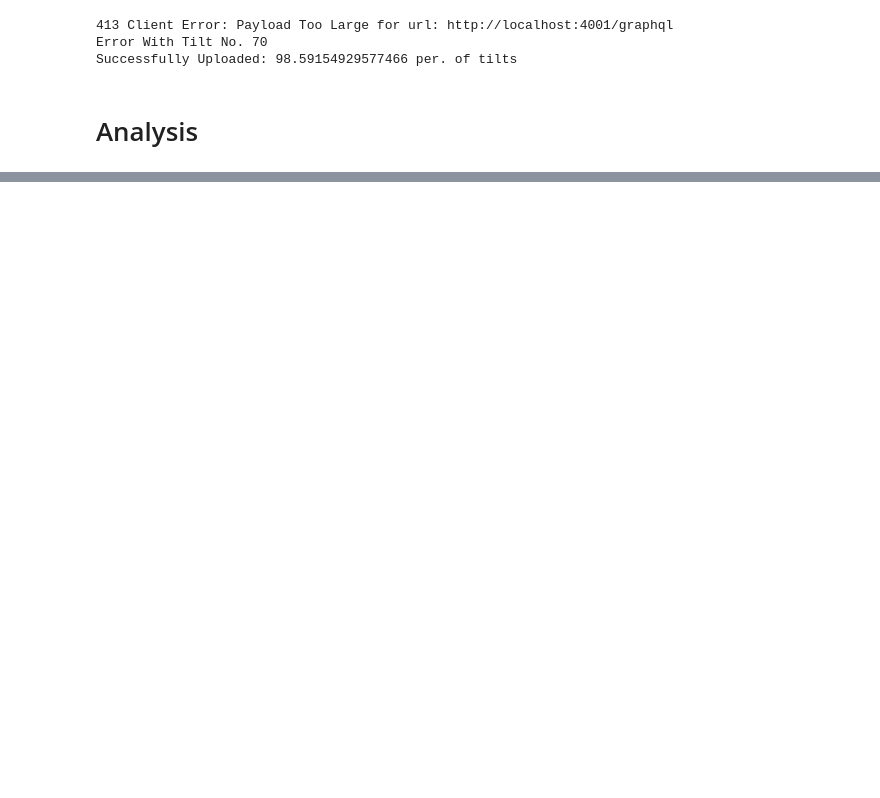
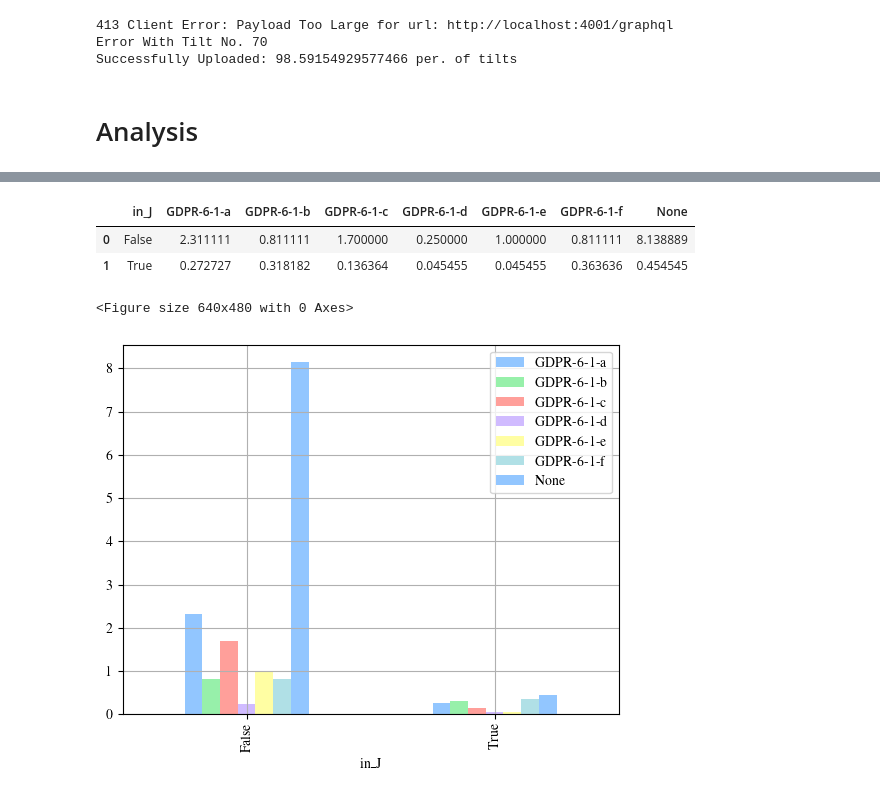
Before and after one commit to Transparency-Information-Language/tilt-graph-analyis, a Jupyter notebook: tilt_to_neo4j.ipynb, the cells around one changed output, grey strips where cells are left out. Saved outputs shown, nothing was run; the diff lists cells and outputs as text; code cells hidden in the pictures; blank space fills up the shorter version.

```diff
--- a/tilt_to_neo4j.ipynb
+++ b/tilt_to_neo4j.ipynb
@@ -388,0 +403,15 @@ pd.DataFrame(dict_of_purposes)
+# %%
+# rename the columns to reindex everything
+unique_by_company.columns = ['legalBase','sector','GDPR-6-1-a', 'GDPR-6-1-b', 'GDPR-6-1-c', 'GDPR-6-1-d', 'GDPR-6-1-e', 'GDPR-6-1-f', 'None']
+# %%
+#count the number of occurances by sector
+grouped = unique_by_company.groupby('sector')[bases].agg('sum').reset_index()
+# %%
+grouped['in_J'] = grouped['sector']=="J"
+# %%
+grouped_byJ = grouped.groupby('in_J')[bases].agg("sum").reset_index()
+grouped_byJ
+# %% [output]
+|  | in_J | GDPR-6-1-a | GDPR-6-1-b | GDPR-6-1-c | GDPR-6-1-d | GDPR-6-1-e | GDPR-6-1-f | None |
+| 0 | False | 2.311111 | 0.811111 | 1.700000 | 0.250000 | 1.000000 | 0.811111 | 8.138889 |
+| 1 | True | 0.272727 | 0.318182 | 0.136364 | 0.045455 | 0.045455 | 0.363636 | 0.454545 |
@@ -388,0 +424,9 @@ pd.DataFrame(dict_of_purposes)
+# %%
+# plot
+grouped_byJ.plot(x = 'in_J', y = bases, kind = 'bar')
+plt.grid()
+plt.show()
+plt.savefig('legalBases_bySector')
+# %% [output]
+<Figure size 640x480 with 0 Axes>
+[figure, added]
```
Also changed, not shown: parts of 11 cells of this notebook, 1 other file.
